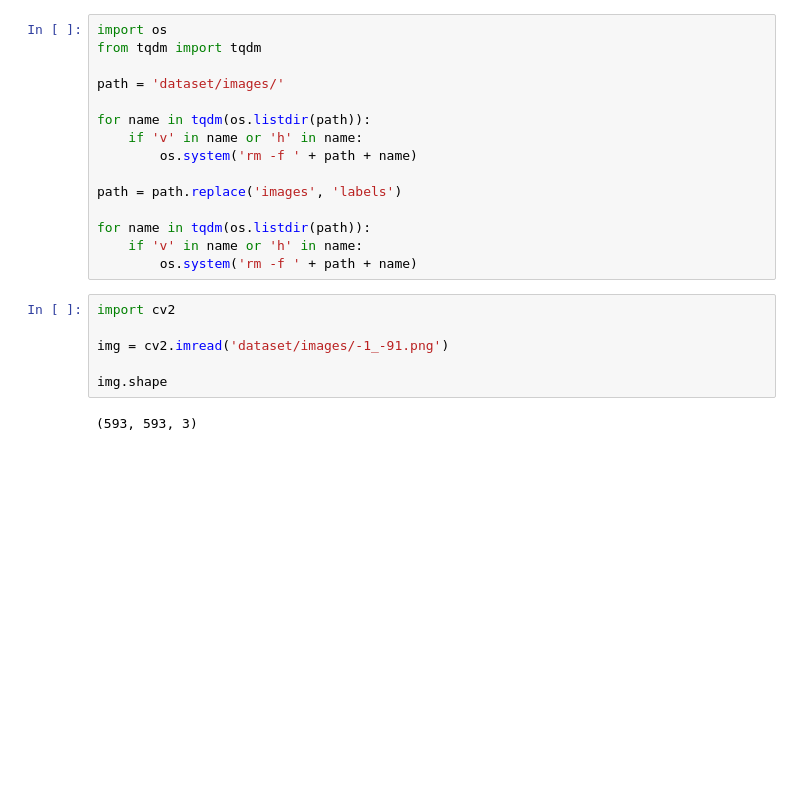
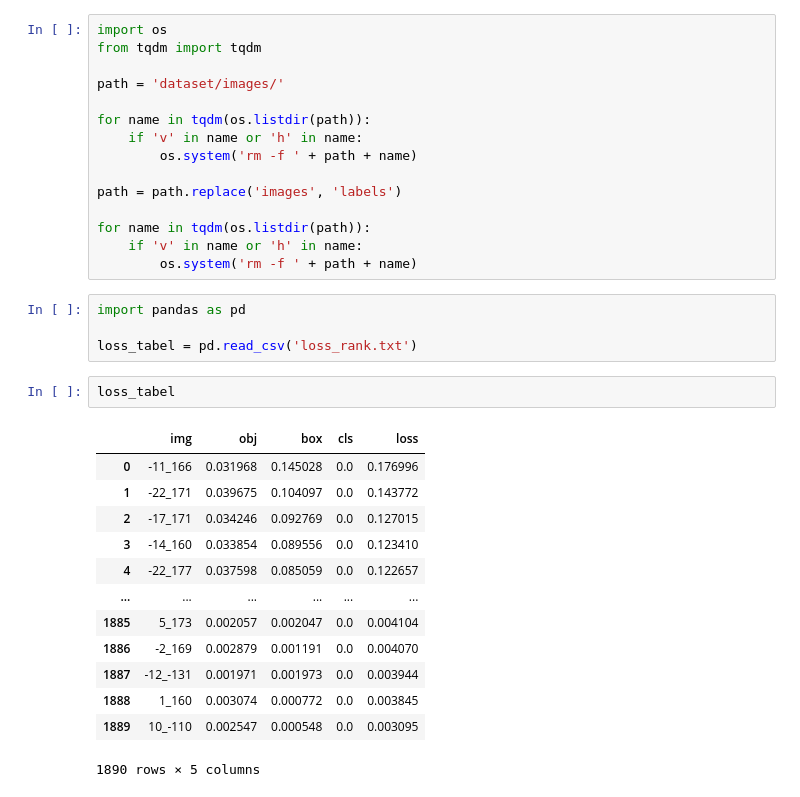
Before and after one commit to liyinze1/Robbins-to-THEMIS, a Jupyter notebook: demo.ipynb, the cells around one changed output. Cells and saved outputs as stored; diff of their text form; blank space fills up the shorter version.

```diff
--- a/demo.ipynb
+++ b/demo.ipynb
@@ -100,11 +100,23 @@ path = path.replace('images', 'labels')
 for name in tqdm(os.listdir(path)):
     if 'v' in name or 'h' in name:
         os.system('rm -f ' + path + name)
-# %%
-import cv2
-
-img = cv2.imread('dataset/images/-1_-91.png')
-
-img.shape
-# %% [output]
-(593, 593, 3)
+# %%
+import pandas as pd
+
+loss_tabel = pd.read_csv('loss_rank.txt')
+# %%
+loss_tabel
+# %% [output]
+|  | img | obj | box | cls | loss |
+| 0 | -11_166 | 0.031968 | 0.145028 | 0.0 | 0.176996 |
+| 1 | -22_171 | 0.039675 | 0.104097 | 0.0 | 0.143772 |
+| 2 | -17_171 | 0.034246 | 0.092769 | 0.0 | 0.127015 |
+| 3 | -14_160 | 0.033854 | 0.089556 | 0.0 | 0.123410 |
+| 4 | -22_177 | 0.037598 | 0.085059 | 0.0 | 0.122657 |
+| ... | ... | ... | ... | ... | ... |
+| 1885 | 5_173 | 0.002057 | 0.002047 | 0.0 | 0.004104 |
+| 1886 | -2_169 | 0.002879 | 0.001191 | 0.0 | 0.004070 |
+| 1887 | -12_-131 | 0.001971 | 0.001973 | 0.0 | 0.003944 |
+| 1888 | 1_160 | 0.003074 | 0.000772 | 0.0 | 0.003845 |
+| 1889 | 10_-110 | 0.002547 | 0.000548 | 0.0 | 0.003095 |
+1890 rows × 5 columns
```
Also changed, not shown: 3 other files.
